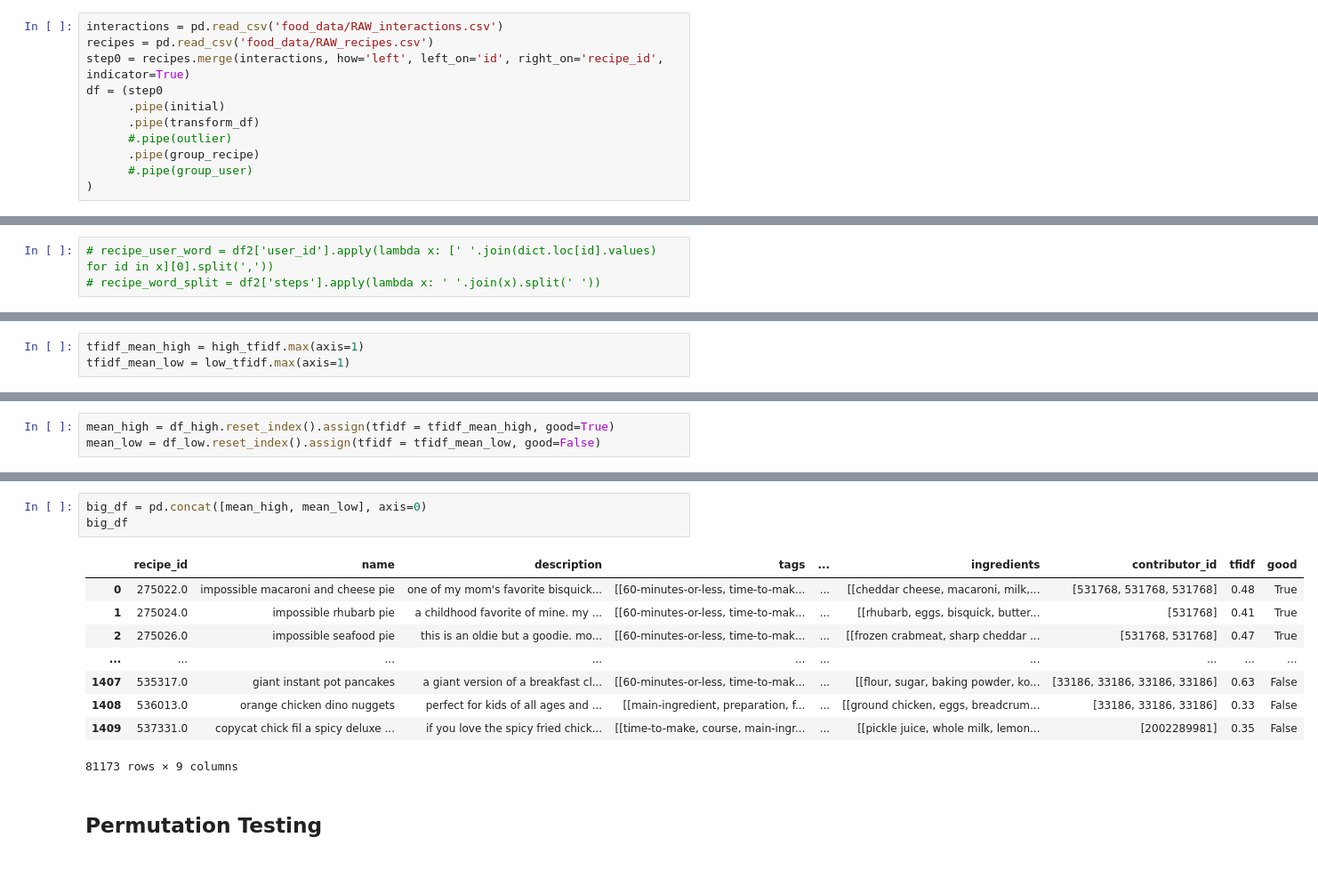
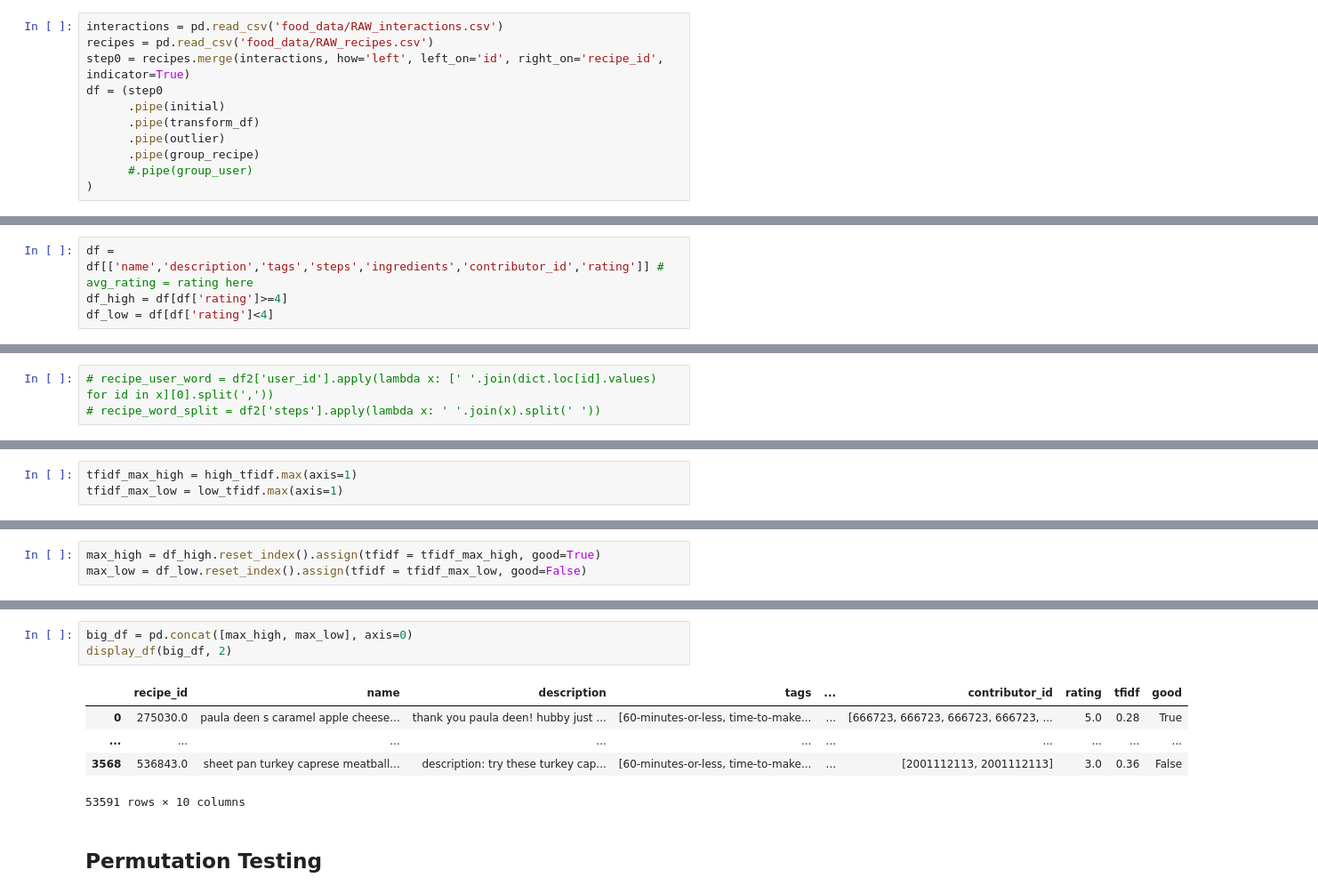
Before and after one commit to KevinBian107/dsc80_proj, a Jupyter notebook: permutation.ipynb, the cells around one changed output, grey strips where cells are left out. Shown at 89% size. Saved outputs shown, nothing was run; the diff lists cells and outputs as text; blank space fills up the shorter version.

```diff
--- a/permutation.ipynb
+++ b/permutation.ipynb
@@ -22,7 +27,7 @@ step0 = recipes.merge(interactions, how='left', left_on='id', right_on='recipe_i
 df = (step0
       .pipe(initial)
       .pipe(transform_df)
-      #.pipe(outlier)
+      .pipe(outlier)
       .pipe(group_recipe)
       #.pipe(group_user)
 )
@@ -72,0 +61,4 @@ df_low = df_low[['name','description','tags','steps','ingredients','contributor_
+# %%
+df = df[['name','description','tags','steps','ingredients','contributor_id','rating']] # avg_rating = rating here
+df_high = df[df['rating']>=4]
+df_low = df[df['rating']<4]
@@ -164,3 +174,3 @@ Using sum -> longer sentences have greater sum
 # %%
-tfidf_mean_high = high_tfidf.max(axis=1)
-tfidf_mean_low = low_tfidf.max(axis=1)
+tfidf_max_high = high_tfidf.max(axis=1)
+tfidf_max_low = low_tfidf.max(axis=1)
@@ -169,3 +188,3 @@ tfidf_mean_low = low_tfidf.max(axis=1)
 # %%
-mean_high = df_high.reset_index().assign(tfidf = tfidf_mean_high, good=True)
-mean_low = df_low.reset_index().assign(tfidf = tfidf_mean_low, good=False)
+max_high = df_high.reset_index().assign(tfidf = tfidf_max_high, good=True)
+max_low = df_low.reset_index().assign(tfidf = tfidf_max_low, good=False)
@@ -196,16 +207,12 @@ mean_low
 # %%
-big_df = pd.concat([mean_high, mean_low], axis=0)
-big_df
+big_df = pd.concat([max_high, max_low], axis=0)
+display_df(big_df, 2)
 # %% [output]
-|  | recipe_id | name | description | tags | ... | ingredients | contributor_id | tfidf | good |
-| 0 | 275022.0 | impossible macaroni and cheese pie | one of my mom's favorite bisquick... | [[60-minutes-or-less, time-to-mak... | ... | [[cheddar cheese, macaroni, milk,... | [531768, 531768, 531768] | 0.48 | True |
-| 1 | 275024.0 | impossible rhubarb pie | a childhood favorite of mine. my ... | [[60-minutes-or-less, time-to-mak... | ... | [[rhubarb, eggs, bisquick, butter... | [531768] | 0.41 | True |
-| 2 | 275026.0 | impossible seafood pie | this is an oldie but a goodie. mo... | [[60-minutes-or-less, time-to-mak... | ... | [[frozen crabmeat, sharp cheddar ... | [531768, 531768] | 0.47 | True |
+|  | recipe_id | name | description | tags | ... | contributor_id | rating | tfidf | good |
+| 0 | 275030.0 | paula deen s caramel apple cheese... | thank you paula deen! hubby just ... | [60-minutes-or-less, time-to-make... | ... | [666723, 666723, 666723, 666723, ... | 5.0 | 0.28 | True |
 | ... | ... | ... | ... | ... | ... | ... | ... | ... | ... |
-| 1407 | 535317.0 | giant instant pot pancakes | a giant version of a breakfast cl... | [[60-minutes-or-less, time-to-mak... | ... | [[flour, sugar, baking powder, ko... | [33186, 33186, 33186, 33186] | 0.63 | False |
-| 1408 | 536013.0 | orange chicken dino nuggets | perfect for kids of all ages and ... | [[main-ingredient, preparation, f... | ... | [[ground chicken, eggs, breadcrum... | [33186, 33186, 33186] | 0.33 | False |
-| 1409 | 537331.0 | copycat chick fil a spicy deluxe ... | if you love the spicy fried chick... | [[time-to-make, course, main-ingr... | ... | [[pickle juice, whole milk, lemon... | [2002289981] | 0.35 | False |
+| 3568 | 536843.0 | sheet pan turkey caprese meatball... | description: try these turkey cap... | [60-minutes-or-less, time-to-make... | ... | [2001112113, 2001112113] | 3.0 | 0.36 | False |
-81173 rows × 9 columns
+53591 rows × 10 columns
 # %% [markdown]
 ## Permutation Testing
 # %%
```
Also changed, not shown: parts of 34 cells of this notebook, 4 other files.
